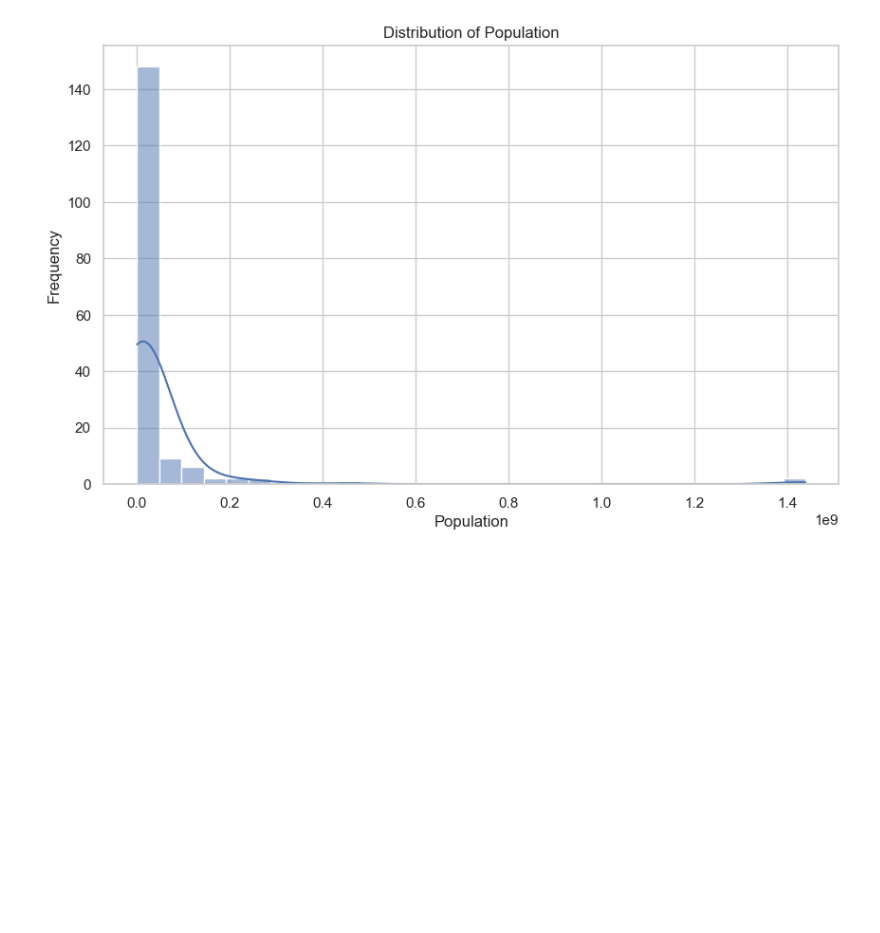
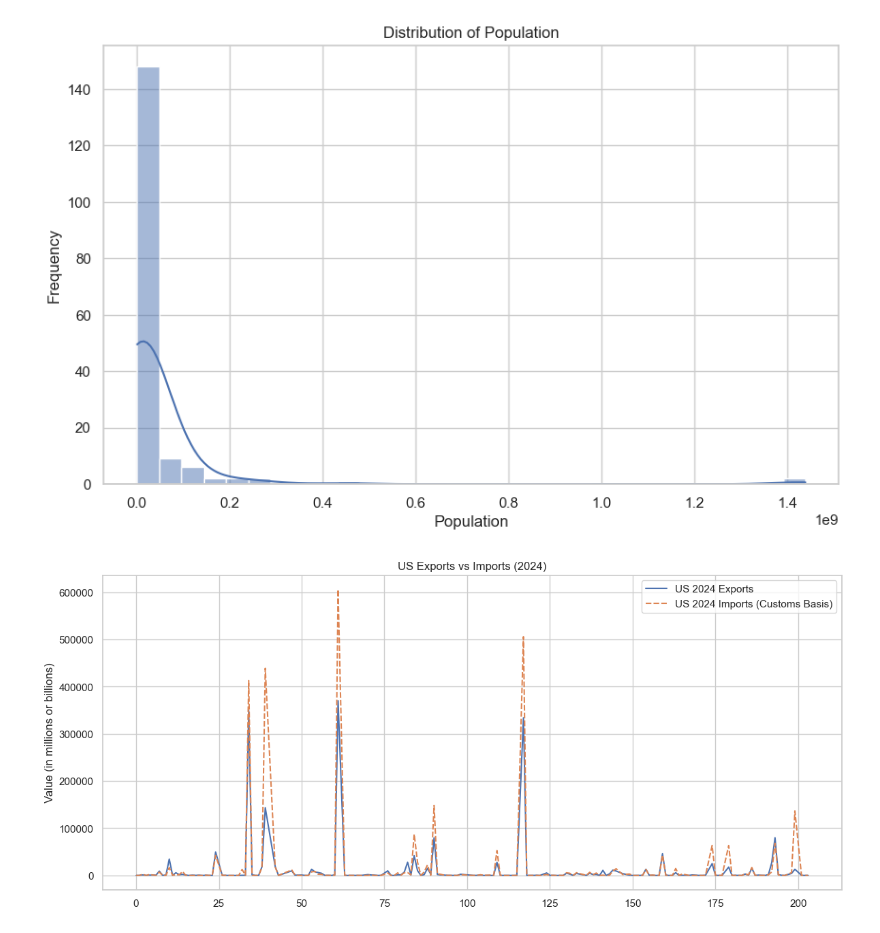
Before and after one commit to kxrrym03/US-Tariffs-2025, a Jupyter notebook: US Tariffs.ipynb, the cells around one changed output. Saved outputs shown, nothing was run; the diff lists cells and outputs as text; code cells hidden in the pictures; blank space fills up the shorter version.

```diff
--- a/US Tariffs.ipynb
+++ b/US Tariffs.ipynb
@@ -78,3 +78,15 @@ plt.ylabel('Frequency')
 plt.show()
 # %% [output]
 [figure]
+# %%
+# Convert if not already done
+df['US 2024 Exports'] = df['US 2024 Exports'].replace(',', '', regex=True).astype(float)
+df['US 2024 Imports (Customs Basis)'] = df['US 2024 Imports (Customs Basis)'].replace(',', '', regex=True).astype(float)
+
+plt.figure(figsize=(14, 6))
+sns.lineplot(data=df[['US 2024 Exports', 'US 2024 Imports (Customs Basis)']])
+plt.title('US Exports vs Imports (2024)')
+plt.ylabel('Value (in millions or billions)')
+plt.show()
+# %% [output]
+[figure, added]
```
